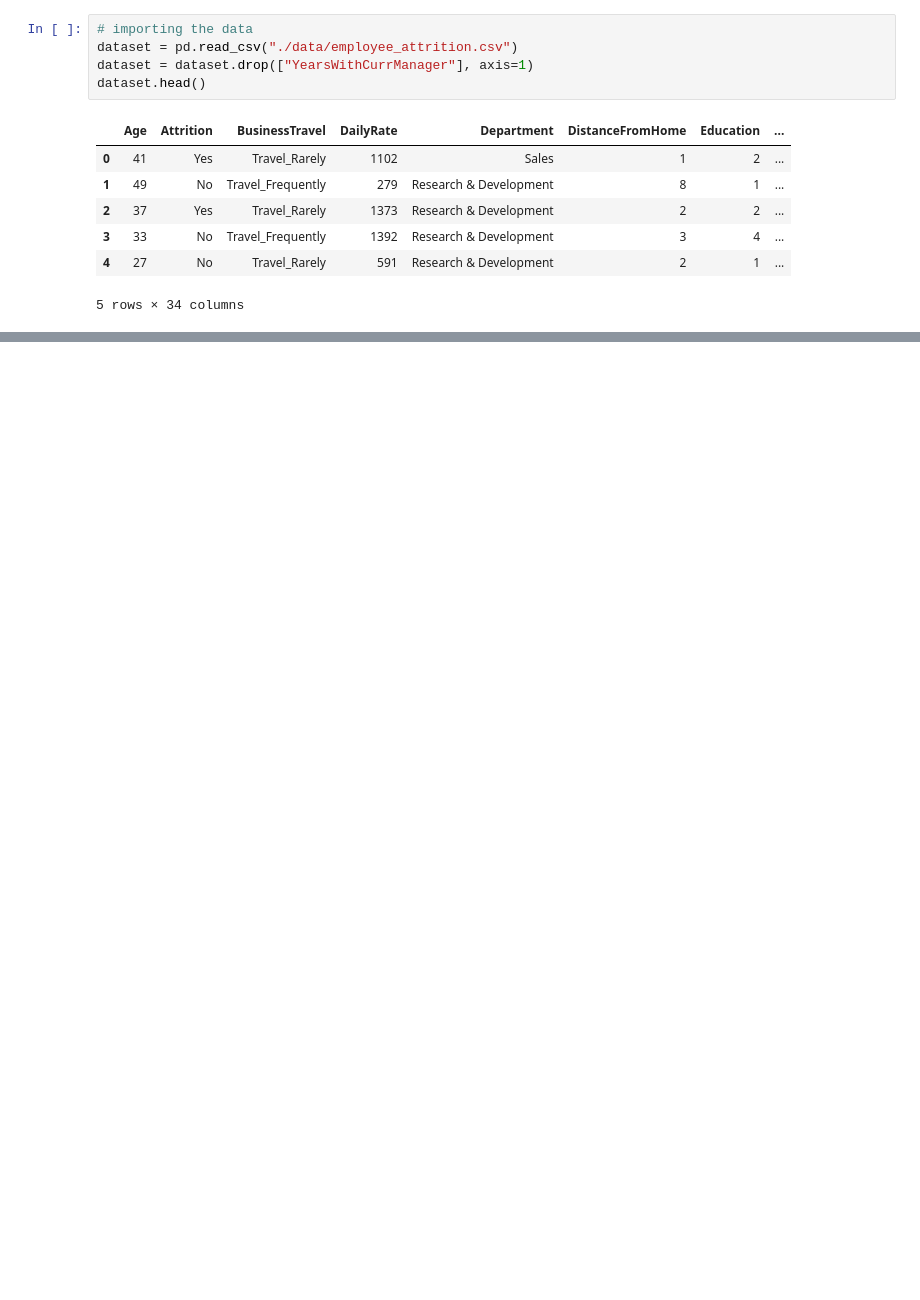
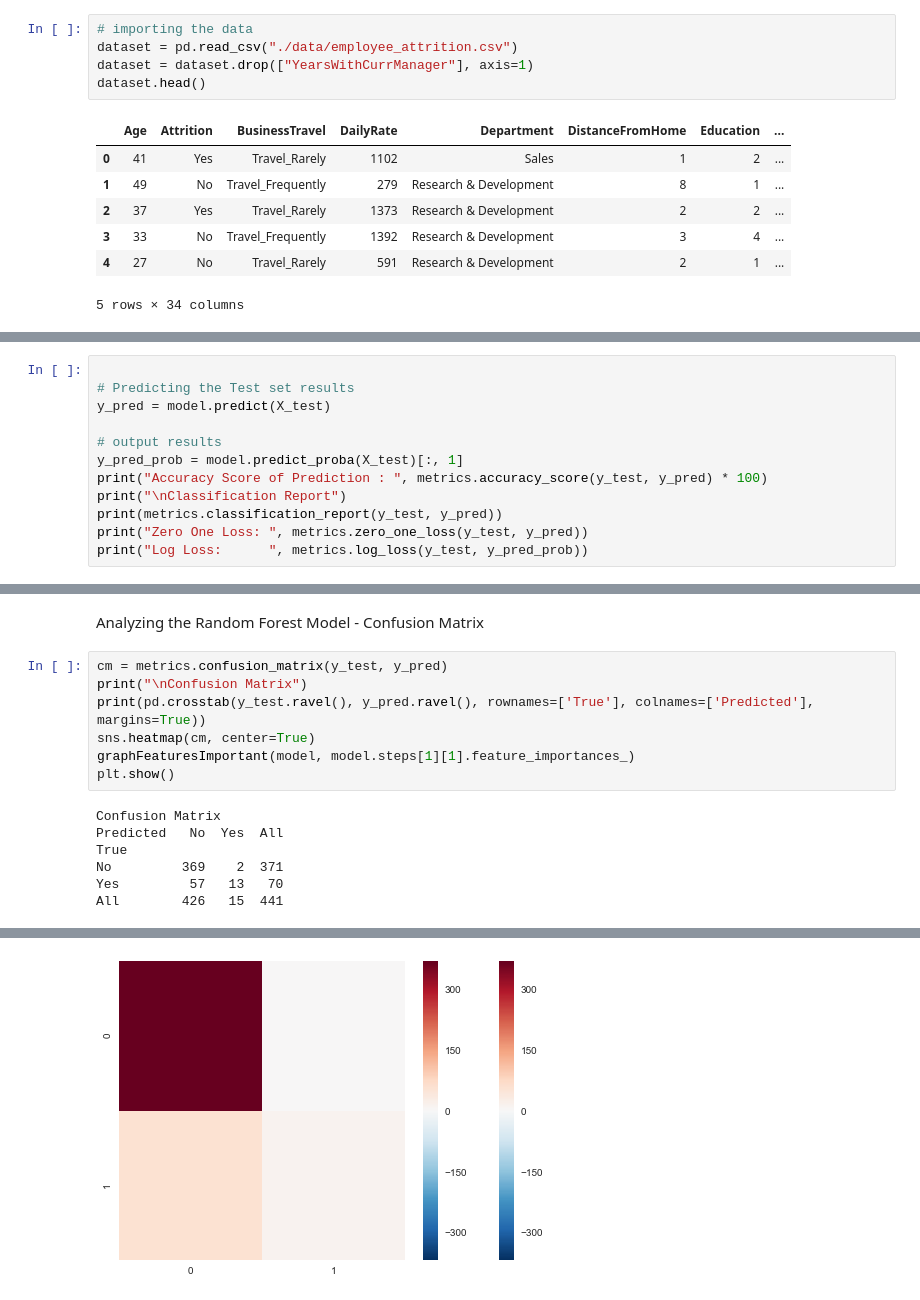
Before and after one commit to vincentdu101/HR-Employee-Attrition---Classification, a Jupyter notebook: EmployeeAttritionAnalysis.ipynb, the cells around one changed output, grey strips where cells are left out. Drawn from its saved outputs; the diff is of its cells as text; blank space fills up the shorter version.

```diff
--- a/EmployeeAttritionAnalysis.ipynb
+++ b/EmployeeAttritionAnalysis.ipynb
@@ -276,0 +298,12 @@ AttributeError: 'Pipeline' object has no attribute 'best_estimator_'
+# %%
+
+# Predicting the Test set results
+y_pred = model.predict(X_test)
+
+# output results
+y_pred_prob = model.predict_proba(X_test)[:, 1]
+print("Accuracy Score of Prediction : ", metrics.accuracy_score(y_test, y_pred) * 100)
+print("\nClassification Report")
+print(metrics.classification_report(y_test, y_pred))
+print("Zero One Loss: ", metrics.zero_one_loss(y_test, y_pred))
+print("Log Loss:      ", metrics.log_loss(y_test, y_pred_prob))
@@ -276,0 +333,16 @@ AttributeError: 'Pipeline' object has no attribute 'best_estimator_'
+# %% [markdown]
+Analyzing the Random Forest Model - Confusion Matrix
+# %%
+cm = metrics.confusion_matrix(y_test, y_pred)
+print("\nConfusion Matrix")
+print(pd.crosstab(y_test.ravel(), y_pred.ravel(), rownames=['True'], colnames=['Predicted'], margins=True))
+sns.heatmap(cm, center=True)
+graphFeaturesImportant(model, model.steps[1][1].feature_importances_)
+plt.show()
+# %% [output]
+Confusion Matrix
+Predicted   No  Yes  All
+True
+No         369    2  371
+Yes         57   13   70
+All        426   15  441
@@ -276,0 +350 @@ AttributeError: 'Pipeline' object has no attribute 'best_estimator_'
+[figure, added]
```
Also changed, not shown: parts of 33 cells of this notebook.
